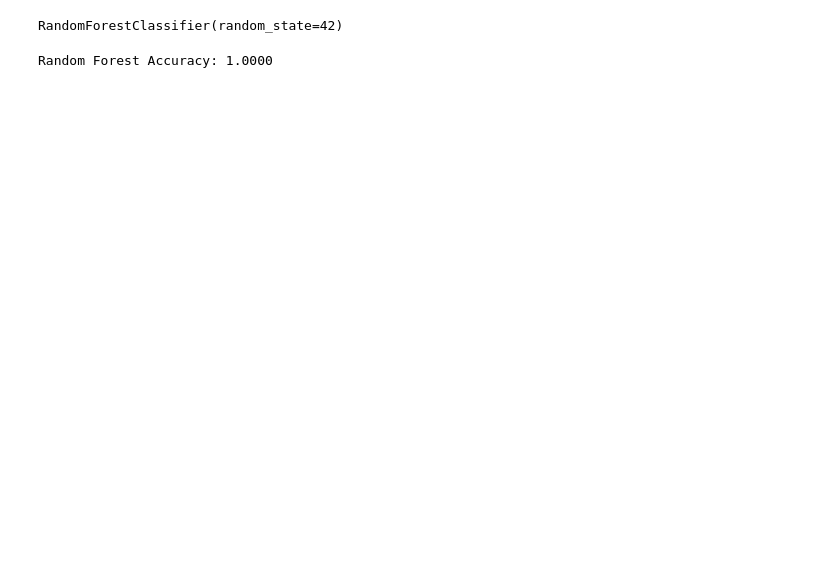
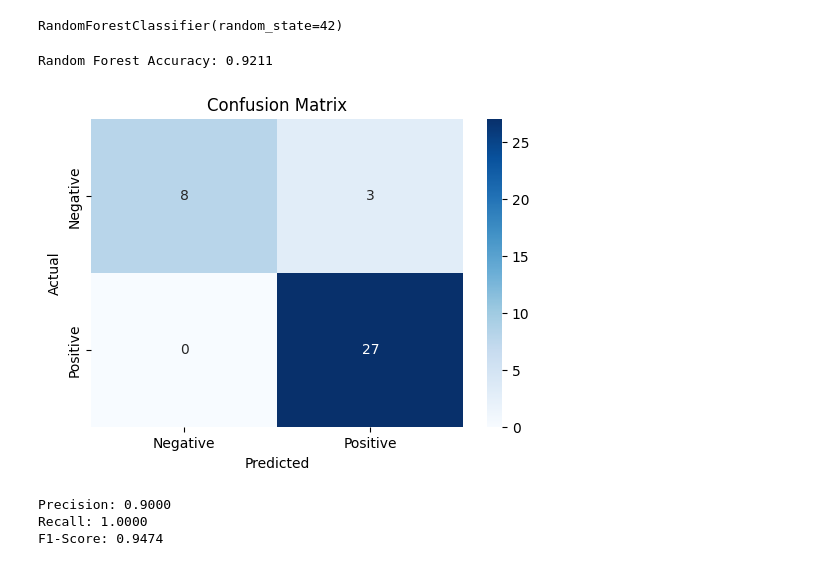
Before and after one commit to Sumit-Prasad01/Disease-Outbreaks, a Jupyter notebook: training_models/parkinsons_model/new_parkinsons.ipynb, the cells around one changed output. Saved outputs shown, nothing was run; the diff lists cells and outputs as text; code cells hidden in the pictures; blank space fills up the shorter version.

```diff
--- a/training_models/parkinsons_model/new_parkinsons.ipynb
+++ b/training_models/parkinsons_model/new_parkinsons.ipynb
@@ -19,5 +21,5 @@ status
 0     48
 Name: count, dtype: int64
 # %%
-smote = SMOTE(random_state=42)
-X_resampled, y_resampled = smote.fit_resample(X, y)
+tomek = TomekLinks()
+X_resampled, y_resampled = tomek.fit_resample(X, y)
@@ -30,7 +40,18 @@ model.fit(X_train, Y_train)
 RandomForestClassifier(random_state=42)
 # %%
 y_pred = model.predict(X_test)
+print(f'Random Forest Accuracy: {accuracy_score(Y_test, y_pred):.4f}')
+# %% [output]
+Random Forest Accuracy: 0.9211
-# %%
-print(f'Random Forest Accuracy: {accuracy_score(Y_test, y_pred):.4f}')
-# %% [output]
-Random Forest Accuracy: 1.0000
+# %%
+conf_matrix = confusion_matrix(Y_test, y_pred)
+# %%
+plt.figure(figsize=(6, 4))
+sns.heatmap(conf_matrix, annot=True, fmt='d', cmap='Blues',
+            xticklabels=['Negative', 'Positive'], yticklabels=['Negative', 'Positive'])
+plt.ylabel('Actual')
+plt.xlabel('Predicted')
+plt.title('Confusion Matrix')
+plt.show()
+# %% [output]
+[figure, added]
@@ -37,3 +62,11 @@ Random Forest Accuracy: 1.0000
+# %%
+print(f'Precision: {precision:.4f}')
+print(f'Recall: {recall:.4f}')
+print(f'F1-Score: {f1:.4f}')
+# %% [output]
+Precision: 0.9000
+Recall: 1.0000
+F1-Score: 0.9474
 # %%
 import pickle
 file_name = 'new_parkinsons_model.sav'
```
Also changed, not shown: parts of 4 cells of this notebook, 1 other file.
